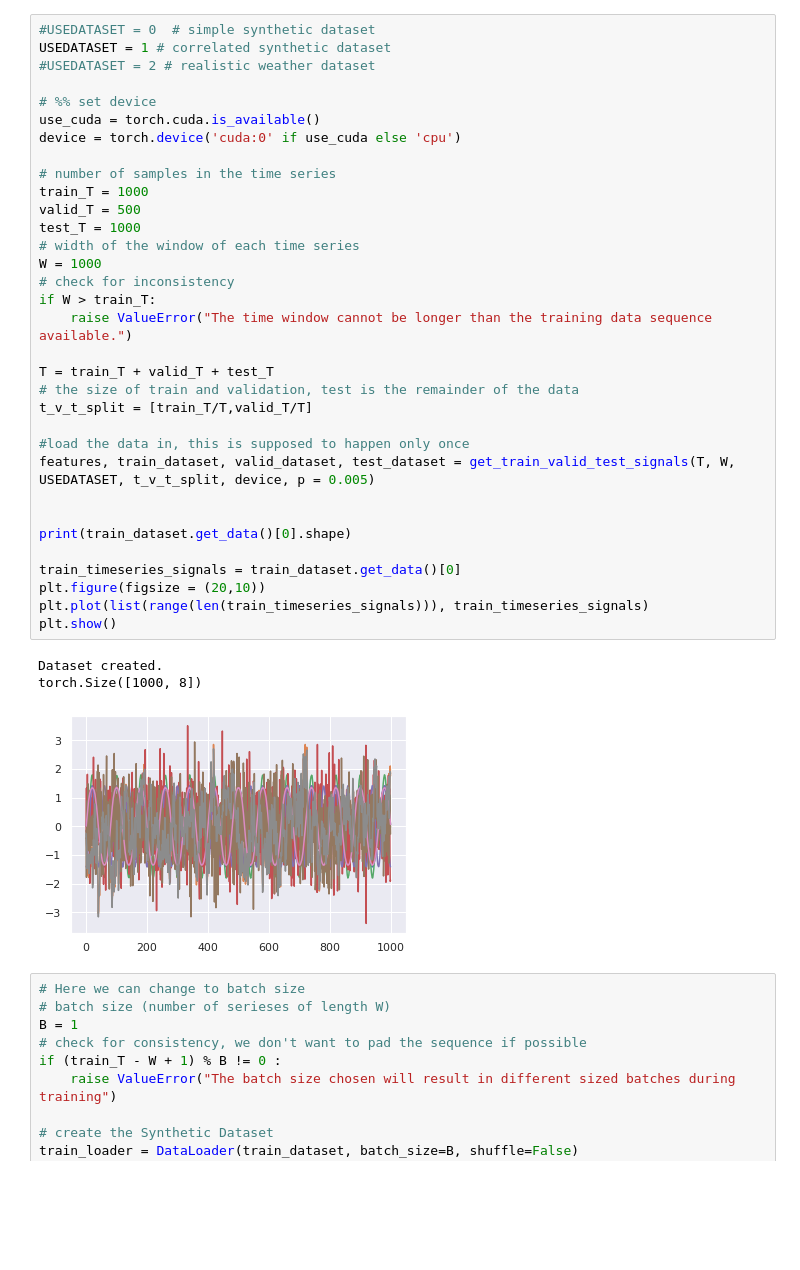
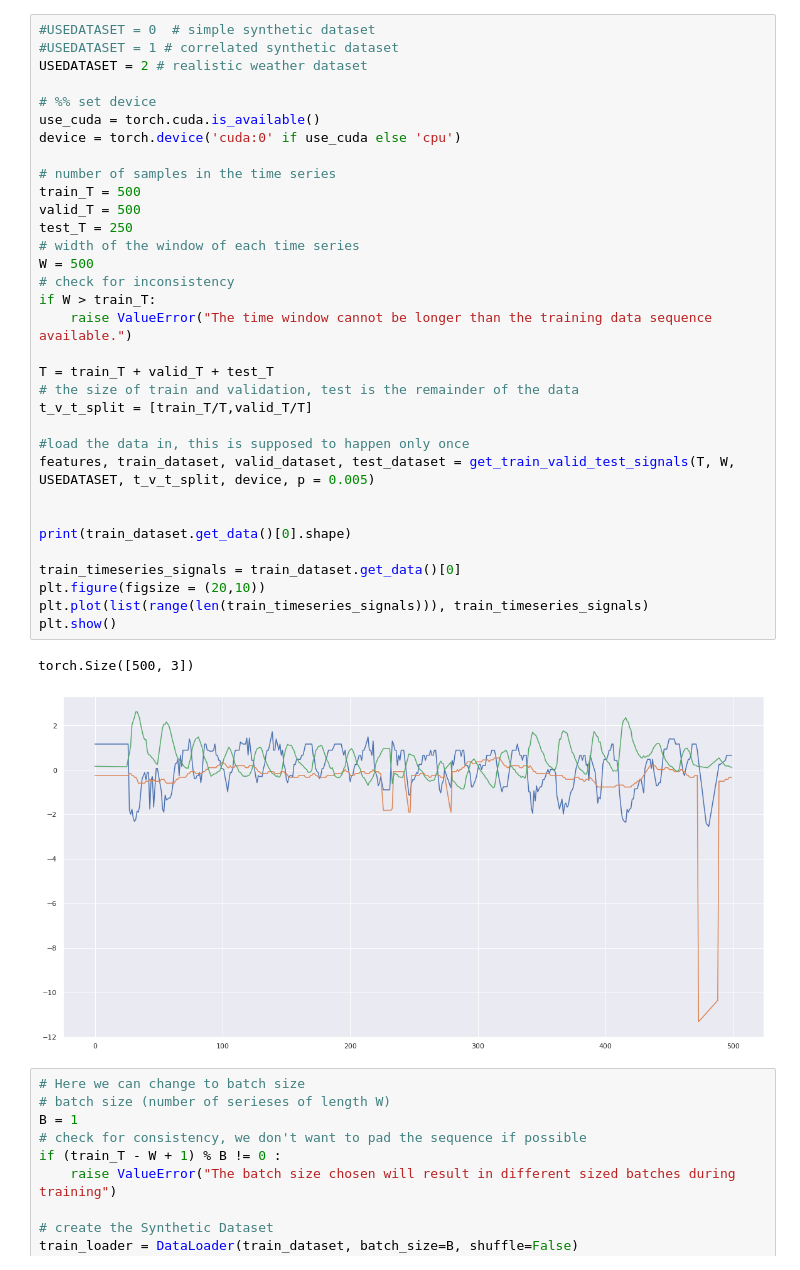
Before and after one commit to samuelepapa/anomaly_detection_vae, a Jupyter notebook: network_tester.ipynb, the cells around one changed output. Cells and saved outputs as stored; diff of their text form; blank space fills up the shorter version.

Commit message:
Fixed weather data training issue. Improved graphs. Working with synthetic data normal LSTM.

```diff
--- a/network_tester.ipynb
+++ b/network_tester.ipynb
@@ -33,41 +33,40 @@ Requirement already satisfied: mpmath>=0.19 in /home/samuele/anaconda3/envs/cond
 Requirement already satisfied: MarkupSafe>=0.23 in /home/samuele/anaconda3/envs/conda3/lib/python3.7/site-packages (from jinja2->jitcxde-common==1.4.1->timesynth) (1.1.1)
 # %%
 #USEDATASET = 0  # simple synthetic dataset
-USEDATASET = 1 # correlated synthetic dataset
-#USEDATASET = 2 # realistic weather dataset
+#USEDATASET = 1 # correlated synthetic dataset
+USEDATASET = 2 # realistic weather dataset
 
 # %% set device
 use_cuda = torch.cuda.is_available()
 device = torch.device('cuda:0' if use_cuda else 'cpu')
 
 # number of samples in the time series
-train_T = 1000
+train_T = 500
 valid_T = 500
-test_T = 1000
+test_T = 250
 # width of the window of each time series
-W = 1000
+W = 500
 # check for inconsistency
 if W > train_T:
     raise ValueError("The time window cannot be longer than the training data sequence available.")
 
 T = train_T + valid_T + test_T
 # the size of train and validation, test is the remainder of the data
 t_v_t_split = [train_T/T,valid_T/T]
 
 #load the data in, this is supposed to happen only once
 features, train_dataset, valid_dataset, test_dataset = get_train_valid_test_signals(T, W, USEDATASET, t_v_t_split, device, p = 0.005)
 
 
 print(train_dataset.get_data()[0].shape)
 
 train_timeseries_signals = train_dataset.get_data()[0]
 plt.figure(figsize = (20,10))
 plt.plot(list(range(len(train_timeseries_signals))), train_timeseries_signals)
 plt.show()
 # %% [output]
-Dataset created.
-torch.Size([1000, 8])
+torch.Size([500, 3])
-[figure, old version]
+[figure, new version]
 # %%
 # Here we can change to batch size
 # batch size (number of serieses of length W)
```
Also changed, not shown: parts of 3 cells of this notebook, 6 other files.
